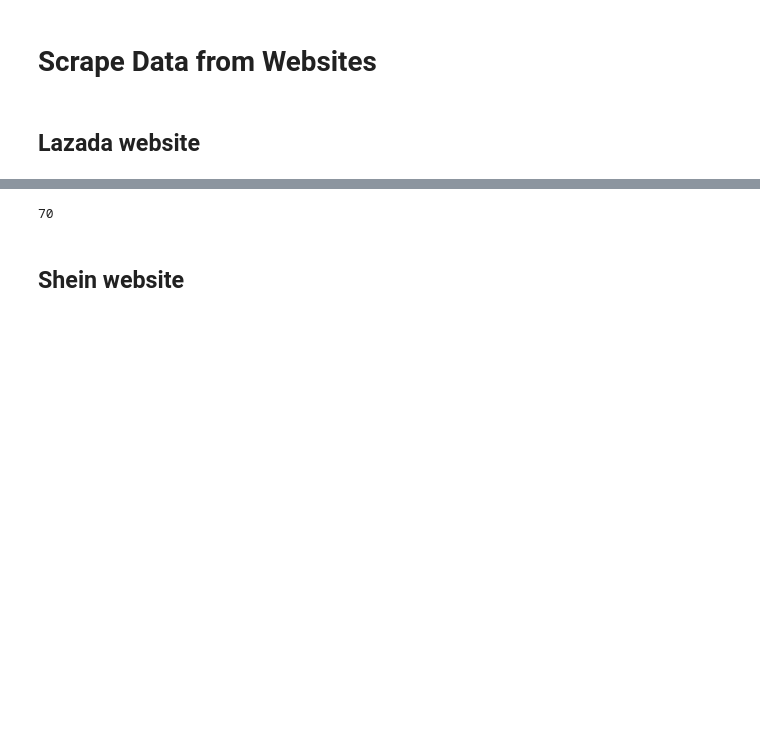
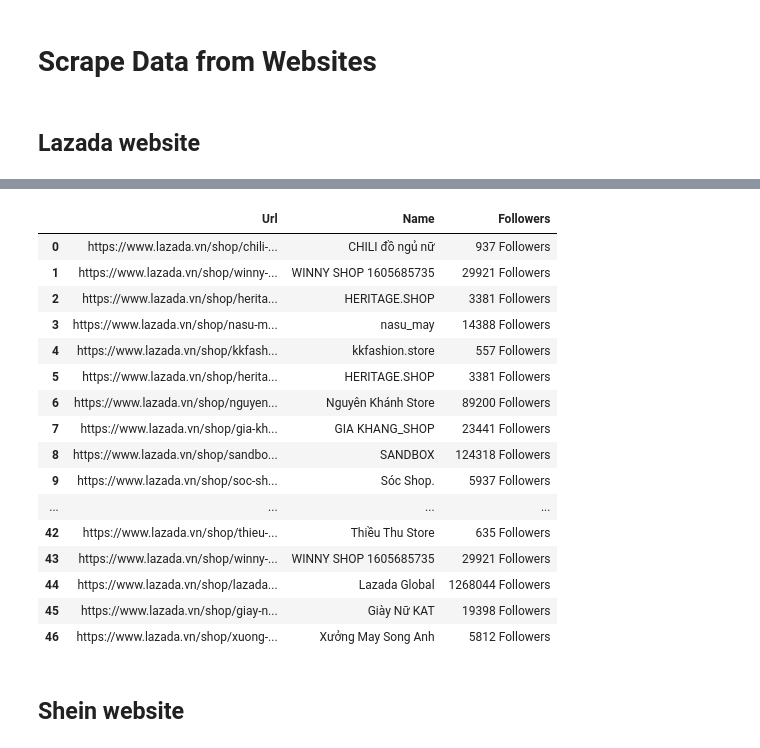
Before and after one commit to tathithienthanh/WomenFashionProductRecommendationSystem, a Jupyter notebook: Untitled.ipynb, the cells around one changed output, grey strips where cells are left out. Saved outputs shown, nothing was run; the diff lists cells and outputs as text; code cells hidden in the pictures; blank space fills up the shorter version.

Commit message:
Scraping data from Lazada task is done

```diff
--- a/Untitled.ipynb
+++ b/Untitled.ipynb
@@ -228,6 +223,2 @@ Stacktrace:
 # %%
 Laz_shop_urls = list(set(Laz_shop_urls))
-# %%
-len(Laz_shop_urls)
-# %% [output]
-70
@@ -246,3 +258,24 @@ for url in Laz_shop_urls:
+# %%
+df_Laz_shop = pd.read_csv('lazada_shops.csv')
+df_Laz_shop
+# %% [output]
+|  | Url | Name | Followers |
+| 0 | https://www.lazada.vn/shop/chili-... | CHILI đồ ngủ nữ | 937 Followers |
+| 1 | https://www.lazada.vn/shop/winny-... | WINNY SHOP 1605685735 | 29921 Followers |
+| 2 | https://www.lazada.vn/shop/herita... | HERITAGE.SHOP | 3381 Followers |
+| 3 | https://www.lazada.vn/shop/nasu-m... | nasu_may | 14388 Followers |
+| 4 | https://www.lazada.vn/shop/kkfash... | kkfashion.store | 557 Followers |
+| 5 | https://www.lazada.vn/shop/herita... | HERITAGE.SHOP | 3381 Followers |
+| 6 | https://www.lazada.vn/shop/nguyen... | Nguyên Khánh Store | 89200 Followers |
+| 7 | https://www.lazada.vn/shop/gia-kh... | GIA KHANG_SHOP | 23441 Followers |
+| 8 | https://www.lazada.vn/shop/sandbo... | SANDBOX | 124318 Followers |
+| 9 | https://www.lazada.vn/shop/soc-sh... | Sóc Shop. | 5937 Followers |
+| ... | ... | ... | ... |
+| 42 | https://www.lazada.vn/shop/thieu-... | Thiều Thu Store | 635 Followers |
+| 43 | https://www.lazada.vn/shop/winny-... | WINNY SHOP 1605685735 | 29921 Followers |
+| 44 | https://www.lazada.vn/shop/lazada... | Lazada Global | 1268044 Followers |
+| 45 | https://www.lazada.vn/shop/giay-n... | Giày Nữ KAT | 19398 Followers |
+| 46 | https://www.lazada.vn/shop/xuong-... | Xưởng May Song Anh | 5812 Followers |
 # %% [markdown]
 ## Shein website
 # %%
```
Also changed, not shown: parts of 16 cells of this notebook, 3 other files.
